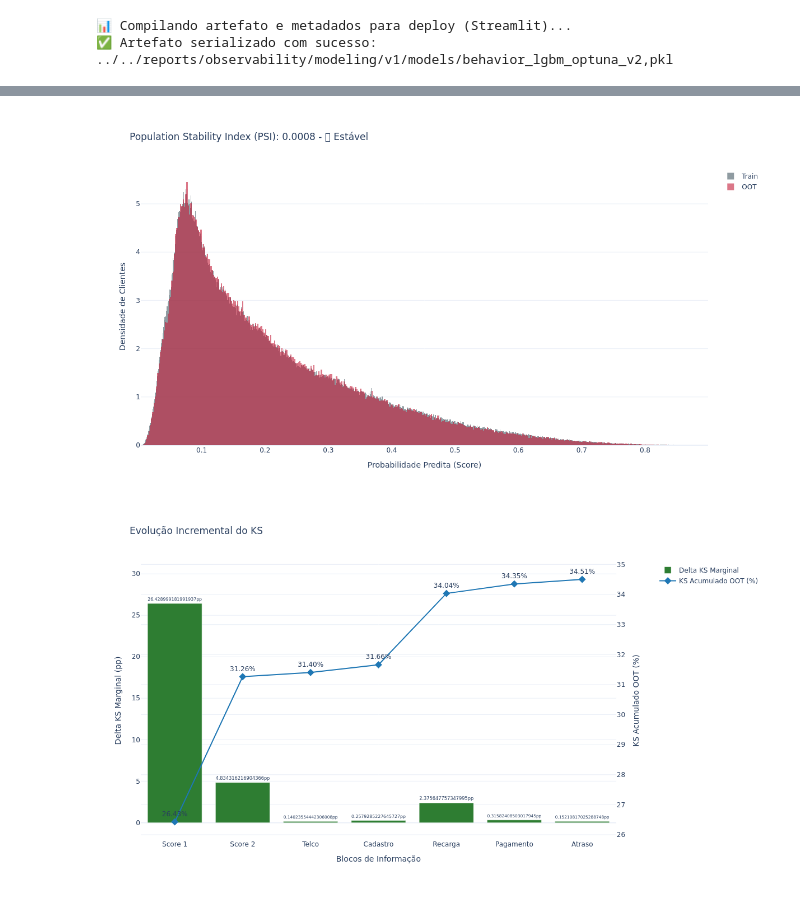
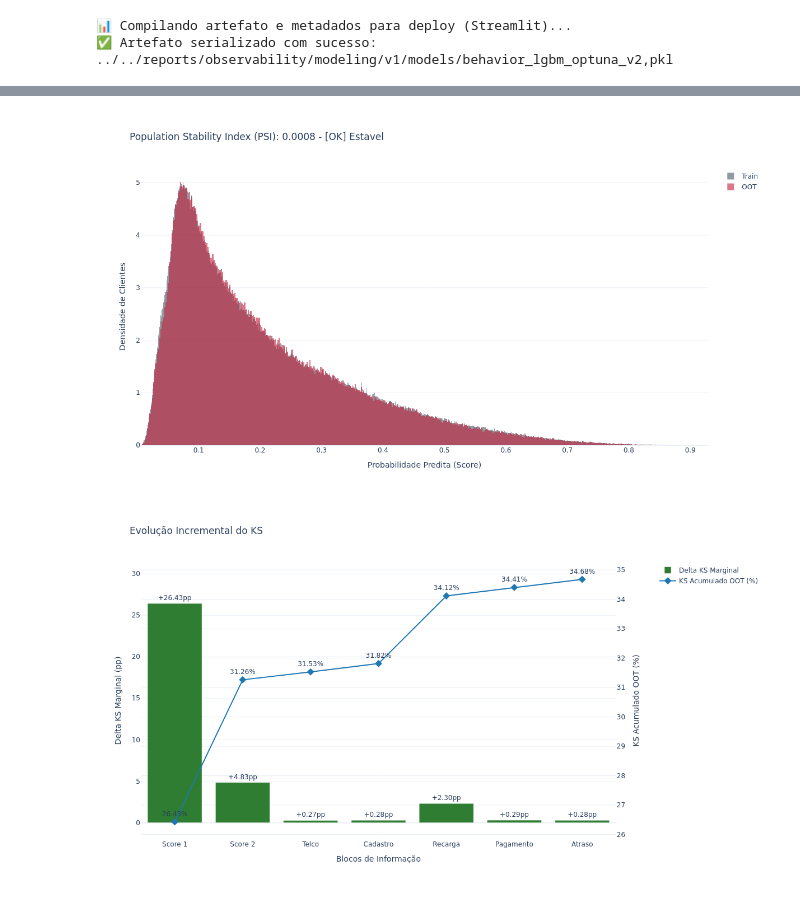
Before and after one commit to rafa-trindade/hackathon-pod-squad3-core, a Jupyter notebook: notebooks/modeling/02_modelo_behavior_lgbm_v2.ipynb, the cells around one changed output, grey strips where cells are left out. Drawn from its saved outputs; the diff is of its cells as text; code cells hidden in the pictures.

```diff
--- a/notebooks/modeling/02_modelo_behavior_lgbm_v2.ipynb
+++ b/notebooks/modeling/02_modelo_behavior_lgbm_v2.ipynb
@@ -121,7 +107,8 @@ pd.set_option('display.float_format', lambda x: f'{x:,.4f}')
 plt.style.use('seaborn-v0_8-whitegrid')
 
 # Constantes e Identidade Visual
-COLORS = {'good': '#2E7D32', 'bad': '#C62828', 'neutral': '#455A64', 'accent': '#C41E3A'}
+COLORS = {'primary': '#455A64', 'good': '#2E7D32', 'bad': '#C62828', 'warn': '#ff8c00', 'neutral': '#455A64', 'accent': '#C41E3A'}
+
 
 # Estrutura de Diretórios
 BASE_DIR = Path("../../reports/observability/modeling/v1")
@@ -259,33 +296,40 @@ display(summary.style.format({'Volume (N)': '{:,.0f}', 'Bad Rate': '{:.2%}'}))
 # MAPEAMENTO DE FEATURES E PREPARAÇÃO DE DADOS
 # ---------------------------------------------------------
 
-# Mapeamento topológico das features por domínio de negócio
 blocos_features = {
     "1_Score_1": ['bur_score_01'],
     "2_Score_2": ['bur_score_02'],
     "3_Telco": [
-        'tel_var_35', 'tel_var_41', 'tel_var_33', 'tel_var_34',
-        'tel_var_31', 'tel_var_62', 'tel_var_30', 'tel_var_32',
-        'tel_var_40', 'tel_var_61'
+        'tel_var_41', 'tel_var_33', 'tel_var_34',
+        'tel_var_31', 'tel_var_30', 'tel_var_28',
+        'tel_var_48', 'tel_var_50', 'tel_var_82'
     ],
     "4_Cadastro": [
-        'idade', 'tempo_conta_dias', 'flag_auxilio_emergencial',
-        'flag_bolsa_familia', 'flag_aposentado', 'flag_funcionario_privado',
-        'cad_flag_statusrf_irregular'
+        'tempo_conta_dias',
+        'idade', 'uf_encoded',
+        'flag_bolsa_familia', 'flag_auxilio_emergencial',
+        'cad_var_05', 'cad_var_02',
+        'cad_var_04', 'cad_var_16',
+        'cad_indice_estabilidade',
+        'cad_completude',
+        'cad_bureau_x_estabilidade'
     ],
     "5_Recarga": [
         'rec_qtd_geral', 'rec_vlr_total_geral', 'rec_tendencia_vlr_l30_l90',
-        'rec_qtd_sos_geral', 'rec_qtd_sos_l90d', 'rec_vlr_sos_l90d',
-        'rec_qtd_canais_digitais_geral', 'rec_dias_desde_ultima',
-        'rec_vlr_std_l90d', 'rec_vlr_bonus_geral', 'rec_qtd_plano_controle_geral'
+        'rec_qtd_sos_geral', 'rec_qtd_sos_l90d',
+        'rec_dias_desde_ultima',
+        'rec_vlr_std_l90d', 'rec_vlr_bonus_geral', 'rec_qtd_plano_controle_geral',
+        'rec_depedencia_sos', 'rec_vlr_total_l90d'
     ],
     "6_Pagamento": [
         'pag_vlr_total_geral', 'pag_ticket_medio_geral', 'pag_media_dias_atraso_geral',
         'pag_max_dias_atraso_geral', 'pag_qtd_debito_direto_geral',
-        'pag_dias_desde_ultimo_pagamento'
+        'pag_dias_desde_ultimo_pagamento', 'pag_qtd_faturas_geral'
     ],
     "7_Atraso": [
-        'atr_vlr_acumulado_geral', 'atr_max_aging_divida_geral'
+        'atr_vlr_acumulado_geral', 'atr_max_aging_divida_geral',
+        'atr_intensidade', 'atr_qtd_faturas_atrasadas_geral',
+        'atr_dias_desde_ultimo_atraso'
     ]
 }
 
@@ -294,8 +338,11 @@ todas_features = [feat for bloco in blocos_features.values() for feat in bloco]
 # Type casting em lote para compatibilidade nativa com C-API do LightGBM
 for df in [df_train, df_test, df_oot]:
     for col in todas_features:
-        if df[col].dtype == 'object' or df[col].dtype == 'bool':
-            df[col] = df[col].astype(float)
+        if col in df.columns:
+            if df[col].dtype == 'object' or df[col].dtype == 'bool':
+                df[col] = df[col].astype(float)
+        else:
+            print(f"⚠️ Aviso: A coluna '{col}' está no mapeamento, mas não foi encontrada no DataFrame.")
 
 # Separação do target
 y_train = df_train['target']
@@ -905,28 +1013,28 @@ fig_estab.show(renderer='png')
 # %%
 # ---------------------------------------------------------
 # ESTABILIDADE DO SCORE (PSI)
 # ---------------------------------------------------------
 
 def calculate_psi(expected, actual, n_bins=10):
     _, edges = pd.qcut(expected, q=n_bins, retbins=True, duplicates='drop')
     edges[0], edges[-1] = -np.inf, np.inf
     exp_pct = pd.Series(pd.cut(expected, bins=edges)).value_counts(normalize=True, sort=False).clip(lower=0.0001)
     act_pct = pd.Series(pd.cut(actual, bins=edges)).value_counts(normalize=True, sort=False).clip(lower=0.0001)
     return ((act_pct - exp_pct) * np.log(act_pct / exp_pct)).sum()
 
 psi_oot = calculate_psi(prob_train, prob_oot)
-status_psi = "🟢 Estável" if psi_oot < 0.1 else "🟡 Monitorar" if psi_oot < 0.25 else "🔴 Investigar"
+status_psi = "[OK] Estavel" if psi_oot < 0.1 else "[! ] Monitorar" if psi_oot < 0.25 else "[!!] Investigar"
 
 fig_psi = go.Figure()
 fig_psi.add_trace(go.Histogram(x=prob_train, histnorm='probability density', name='Train', marker_color=COLORS['neutral'], opacity=0.6))
 fig_psi.add_trace(go.Histogram(x=prob_oot, histnorm='probability density', name='OOT', marker_color=COLORS['accent'], opacity=0.6))
 
 fig_psi.update_layout(barmode='overlay', title=f'Population Stability Index (PSI): {psi_oot:.4f} - {status_psi}',
                       xaxis_title='Probabilidade Predita (Score)', yaxis_title='Densidade de Clientes', template='plotly_white', height=675, width=1200)
-fig_psi.write_image(FIGURES_DIR / 'psi_distribution_v2.png', scale=2)
+fig_psi.write_image(FIGURES_DIR / '08_distribuicao_psi_v2.png', scale=2)
 fig_psi.show(renderer='png')
 # %% [output]
-[figure, old version]
+[figure, new version]
 # %%
 # ---------------------------------------------------------
 # KS INCREMENTAL
@@ -938,7 +1046,7 @@ fig_inc = make_subplots(specs=[[{"secondary_y": True}]])
 
 colors_inc = [COLORS['good'] if d > 0 else COLORS['bad'] for d in df_inc_results['Delta_KS']]
 fig_inc.add_trace(go.Bar(x=df_inc_results['Etapa_Fmt'], y=df_inc_results['Delta_KS'], name='Delta KS Marginal',
-                         marker_color=colors_inc, texttemplate='%{y:+.2f}pp', textposition='outside'), secondary_y=False)
+                         marker_color=colors_inc, text=df_inc_results['Delta_KS'].apply(lambda x: f'{x:+.2f}pp'), textposition='outside'), secondary_y=False)
 
 fig_inc.add_trace(go.Scatter(x=df_inc_results['Etapa_Fmt'], y=df_inc_results['KS_OOT'], mode='lines+markers+text',
                              name='KS Acumulado OOT (%)', marker=dict(symbol='diamond', size=10, color='#1f77b4'),
@@ -947,7 +1055,7 @@ fig_inc.add_trace(go.Scatter(x=df_inc_results['Etapa_Fmt'], y=df_inc_results['KS
 fig_inc.update_layout(title='Evolução Incremental do KS', template='plotly_white', height=675, width=1200, xaxis_title="Blocos de Informação")
 fig_inc.update_yaxes(title_text="Delta KS Marginal (pp)", secondary_y=False, range=[-2, max(df_inc_results['Delta_KS'])+5])
 fig_inc.update_yaxes(title_text="KS Acumulado OOT (%)", secondary_y=True)
-fig_inc.write_image(FIGURES_DIR / 'ks_incremental_v2.png', scale=2)
+fig_inc.write_image(FIGURES_DIR / '09_ks_incremental_v2.png', scale=2)
 fig_inc.show(renderer='png')
 # %% [output]
-[figure, old version]
+[figure, new version]
```
Also changed, not shown: parts of 16 cells of this notebook, 4 other files.
